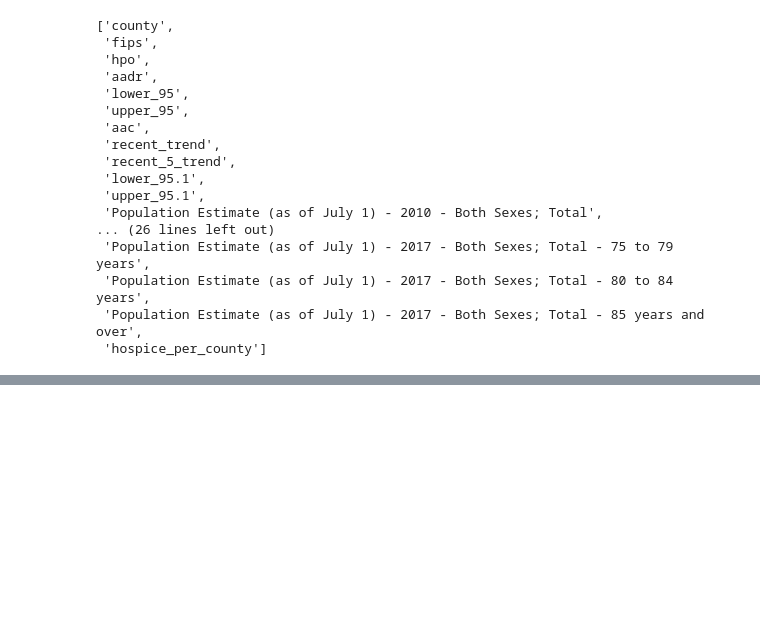
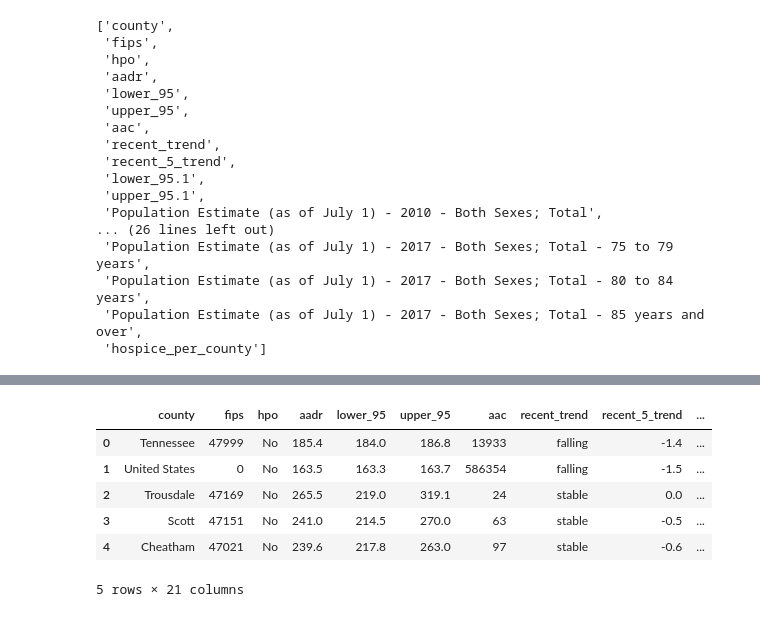
Before and after one commit to Leungam/vanderbilt-aspire-data-essentials, a Jupyter notebook: First_Notebook_data_essentials.ipynb, the cells around one changed output, grey strips where cells are left out. Drawn from its saved outputs; the diff is of its cells as text; code cells hidden in the pictures; blank space fills up the shorter version.

```diff
--- a/First_Notebook_data_essentials.ipynb
+++ b/First_Notebook_data_essentials.ipynb
@@ -426,0 +455,38 @@ pop_and_cancer_df.loc[pop_and_cancer_df['hospice_per_county'] > 2, ['county']]
+# %%
+pop_and_cancer_df['over50_2010'] = pop_and_cancer_df['Population Estimate (as of July 1) - 2010 - Both Sexes; Total - 50 to 54 years'] + pop_and_cancer_df['Population Estimate (as of July 1) - 2010 - Both Sexes; Total - 55 to 59 years'] + pop_and_cancer_df['Population Estimate (as of July 1) - 2010 - Both Sexes; Total - 60 to 64 years'] + pop_and_cancer_df['Population Estimate (as of July 1) - 2010 - Both Sexes; Total - 65 to 69 years'] + pop_and_cancer_df['Population Estimate (as of July 1) - 2010 - Both Sexes; Total - 70 to 74 years'] + pop_and_cancer_df['Population Estimate (as of July 1) - 2010 - Both Sexes; Total - 75 to 79 years'] + pop_and_cancer_df['Population Estimate (as of July 1) - 2010 - Both Sexes; Total - 80 to 84 years'] + pop_and_cancer_df['Population Estimate (as of July 1) - 2010 - Both Sexes; Total - 85 years and over']
+pop_and_cancer_df['over50_2014'] = pop_and_cancer_df['Population Estimate (as of July 1) - 2014 - Both Sexes; Total - 50 to 54 years'] + pop_and_cancer_df['Population Estimate (as of July 1) - 2014 - Both Sexes; Total - 55 to 59 years'] + pop_and_cancer_df['Population Estimate (as of July 1) - 2014 - Both Sexes; Total - 60 to 64 years'] + pop_and_cancer_df['Population Estimate (as of July 1) - 2014 - Both Sexes; Total - 65 to 69 years'] + pop_and_cancer_df['Population Estimate (as of July 1) - 2014 - Both Sexes; Total - 70 to 74 years'] + pop_and_cancer_df['Population Estimate (as of July 1) - 2014 - Both Sexes; Total - 75 to 79 years'] + pop_and_cancer_df['Population Estimate (as of July 1) - 2014 - Both Sexes; Total - 80 to 84 years'] + pop_and_cancer_df['Population Estimate (as of July 1) - 2014 - Both Sexes; Total - 85 years and over']
+pop_and_cancer_df['over50_2017'] = pop_and_cancer_df['Population Estimate (as of July 1) - 2017 - Both Sexes; Total - 50 to 54 years'] + pop_and_cancer_df['Population Estimate (as of July 1) - 2017 - Both Sexes; Total - 55 to 59 years'] + pop_and_cancer_df['Population Estimate (as of July 1) - 2017 - Both Sexes; Total - 60 to 64 years'] + pop_and_cancer_df['Population Estimate (as of July 1) - 2017 - Both Sexes; Total - 65 to 69 years'] + pop_and_cancer_df['Population Estimate (as of July 1) - 2017 - Both Sexes; Total - 70 to 74 years'] + pop_and_cancer_df['Population Estimate (as of July 1) - 2017 - Both Sexes; Total - 75 to 79 years'] + pop_and_cancer_df['Population Estimate (as of July 1) - 2017 - Both Sexes; Total - 80 to 84 years'] + pop_and_cancer_df['Population Estimate (as of July 1) - 2017 - Both Sexes; Total - 85 years and over']
+# %%
+pop_and_cancer_df = pop_and_cancer_df.drop(['Population Estimate (as of July 1) - 2010 - Both Sexes; Total - 50 to 54 years',
+ 'Population Estimate (as of July 1) - 2010 - Both Sexes; Total - 55 to 59 years',
+ 'Population Estimate (as of July 1) - 2010 - Both Sexes; Total - 60 to 64 years',
+ 'Population Estimate (as of July 1) - 2010 - Both Sexes; Total - 65 to 69 years',
+ 'Population Estimate (as of July 1) - 2010 - Both Sexes; Total - 70 to 74 years',
+ 'Population Estimate (as of July 1) - 2010 - Both Sexes; Total - 75 to 79 years',
+ 'Population Estimate (as of July 1) - 2010 - Both Sexes; Total - 80 to 84 years',
+ 'Population Estimate (as of July 1) - 2010 - Both Sexes; Total - 85 years and over',
+ 'Population Estimate (as of July 1) - 2014 - Both Sexes; Total - 50 to 54 years',
+ 'Population Estimate (as of July 1) - 2014 - Both Sexes; Total - 55 to 59 years',
+ 'Population Estimate (as of July 1) - 2014 - Both Sexes; Total - 60 to 64 years',
+ 'Population Estimate (as of July 1) - 2014 - Both Sexes; Total - 65 to 69 years',
+ 'Population Estimate (as of July 1) - 2014 - Both Sexes; Total - 70 to 74 years',
+ 'Population Estimate (as of July 1) - 2014 - Both Sexes; Total - 75 to 79 years',
+ 'Population Estimate (as of July 1) - 2014 - Both Sexes; Total - 80 to 84 years',
+ 'Population Estimate (as of July 1) - 2014 - Both Sexes; Total - 85 years and over',
+ 'Population Estimate (as of July 1) - 2017 - Both Sexes; Total - 50 to 54 years',
+ 'Population Estimate (as of July 1) - 2017 - Both Sexes; Total - 55 to 59 years',
+ 'Population Estimate (as of July 1) - 2017 - Both Sexes; Total - 60 to 64 years',
+ 'Population Estimate (as of July 1) - 2017 - Both Sexes; Total - 65 to 69 years',
+ 'Population Estimate (as of July 1) - 2017 - Both Sexes; Total - 70 to 74 years',
+ 'Population Estimate (as of July 1) - 2017 - Both Sexes; Total - 75 to 79 years',
+ 'Population Estimate (as of July 1) - 2017 - Both Sexes; Total - 80 to 84 years',
+ 'Population Estimate (as of July 1) - 2017 - Both Sexes; Total - 85 years and over'], axis = 1)
+pop_and_cancer_df.head()
+# %% [output]
+|  | county | fips | hpo | aadr | lower_95 | upper_95 | aac | recent_trend | recent_5_trend | ... |
+| 0 | Tennessee | 47999 | No | 185.4 | 184.0 | 186.8 | 13933 | falling | -1.4 | ... |
+| 1 | United States | 0 | No | 163.5 | 163.3 | 163.7 | 586354 | falling | -1.5 | ... |
+| 2 | Trousdale | 47169 | No | 265.5 | 219.0 | 319.1 | 24 | stable | 0.0 | ... |
+| 3 | Scott | 47151 | No | 241.0 | 214.5 | 270.0 | 63 | stable | -0.5 | ... |
+| 4 | Cheatham | 47021 | No | 239.6 | 217.8 | 263.0 | 97 | stable | -0.6 | ... |
+5 rows × 21 columns
```
Also changed, not shown: parts of 40 cells of this notebook.
